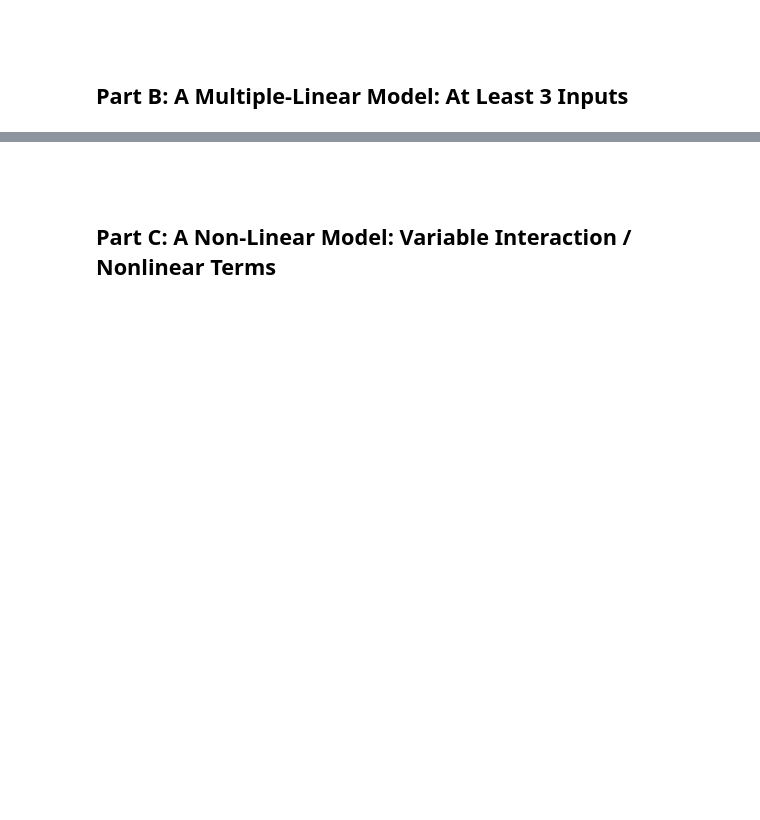
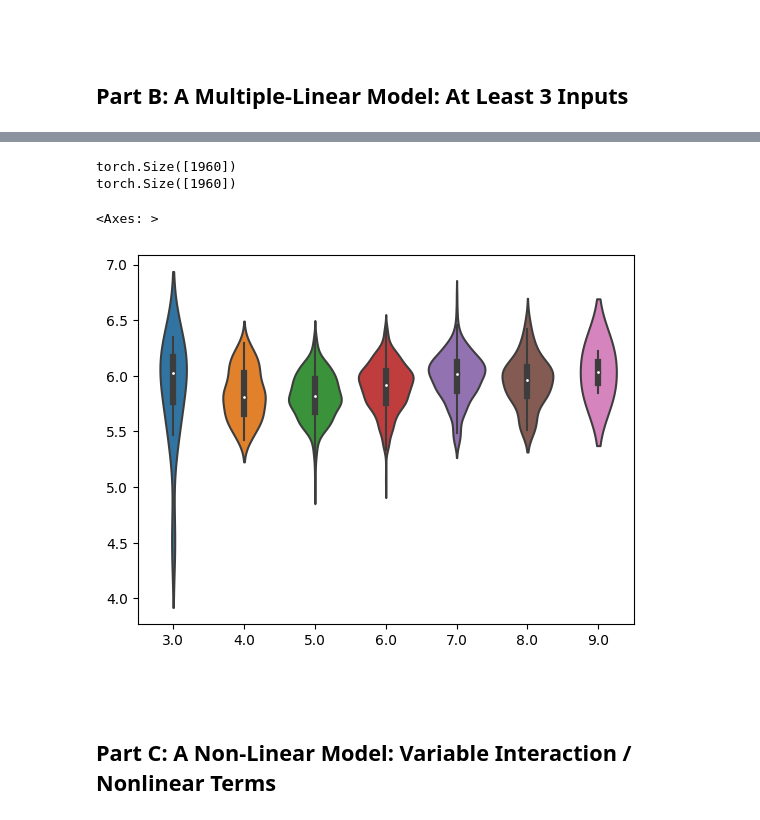
Before and after one commit to Syvven/CSCI-4980, a Jupyter notebook: homework3/hw3.ipynb, the cells around one changed output, grey strips where cells are left out. Drawn from its saved outputs; the diff is of its cells as text; code cells hidden in the pictures; blank space fills up the shorter version.

```diff
--- a/homework3/hw3.ipynb
+++ b/homework3/hw3.ipynb
@@ -238,0 +304,15 @@ tensor([[ 0.5271],
+# %%
+# use 5 most strongly correlated attributes
+lm = MultipleLinearModel(
+    n_params=5,
+    lr=0.01,
+    epochs=1000,
+    print_rate=100
+)
+
+# also need to define the loss
+# we can just use torch MSE
+
+criterion = nn.MSELoss()
+
+data.head()
@@ -238,0 +326,23 @@ tensor([[ 0.5271],
+# %%
+# normalized
+X = X_tens[:,[3,5,6,9,10]].detach().clone()
+
+# non-normalized
+# X = X_tens_not_normal[:,[1,2,4,8,10]].detach().clone()
+
+y = y_tens.detach().clone()
+
+# test train split
+# I didn't really want to make a dataloader
+
+indices = np.random.permutation(X.shape[0])
+train_indices = indices[:int(X.shape[0]*0.6)]
+test_indices = indices[int(X.shape[0]*0.6):]
+
+train_X = X[train_indices,:].detach().clone()
+train_y = y[train_indices].detach().clone()
+
+test_X = X[test_indices,:].detach().clone()
+test_y = y[test_indices].detach().clone()
+
+lm.train(train_X, train_y, criterion)
@@ -239,3 +392,13 @@ tensor([[ 0.5271],
+# %%
+print(preds.shape)
+print(test_y.shape)
+
+sns.violinplot(x=test_y.detach().numpy(), y=preds.detach().numpy())
+# %% [output]
+torch.Size([1960])
+torch.Size([1960])
+<Axes: >
+[figure, added]
 # %% [markdown]
 <br>
 # %% [markdown]
```
Also changed, not shown: parts of 18 cells of this notebook.
